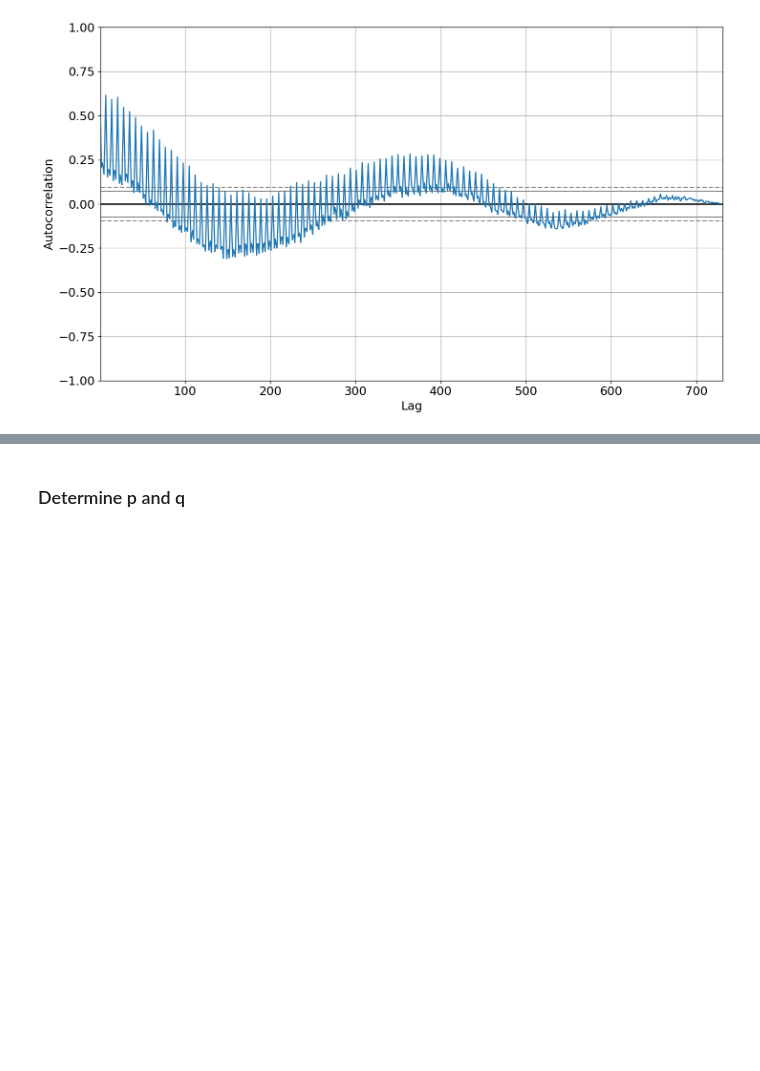
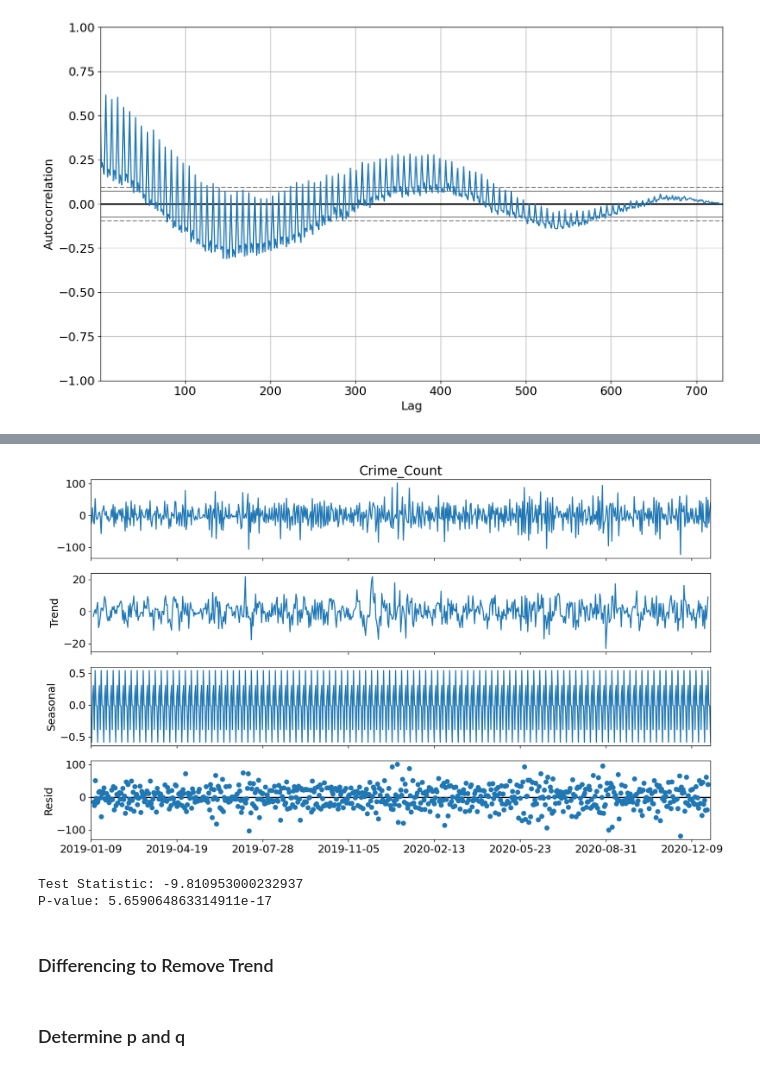
Before and after one commit to Hajar0Ahmed/Time-Series-Crime-Forecasting-Minneapolis, a Jupyter notebook: notebooks/Data_analysis.ipynb, the cells around one changed output, grey strips where cells are left out. Drawn from its saved outputs; the diff is of its cells as text; code cells hidden in the pictures; blank space fills up the shorter version.

```diff
--- a/notebooks/Data_analysis.ipynb
+++ b/notebooks/Data_analysis.ipynb
@@ -239,3 +195,27 @@ plt.show()
+# %%
+# Trying Differencing of 7
+decomposition=seasonal_decompose(train1s1['Crime_Count'],model='additive',period=7)
+decomposition.plot()
+plt.xticks(ticks=range(0, len(train1), 100))
+plt.show()
+# %% [output]
+[figure, added]
+# %%
+#ADF Test
+from statsmodels.tsa.stattools import adfuller,kpss
+# Perform Augmented Dickey-Fuller test
+result = adfuller(train1s1['Crime_Count'])
+
+# Extract and print the test statistics and p-value
+test_statistic = result[0]
+p_value = result[1]
+print(f"Test Statistic: {test_statistic}")
+print(f"P-value: {p_value}")
+# %% [output]
+Test Statistic: -9.810953000232937
+P-value: 5.659064863314911e-17
+# %% [markdown]
+### Differencing to Remove Trend
 # %%
 # train1d3= train1d2
 # train1d3['Crime_Count']=train1d2.Crime_Count.diff().dropna()
```
Also changed, not shown: parts of 16 cells of this notebook, 1 other file.
